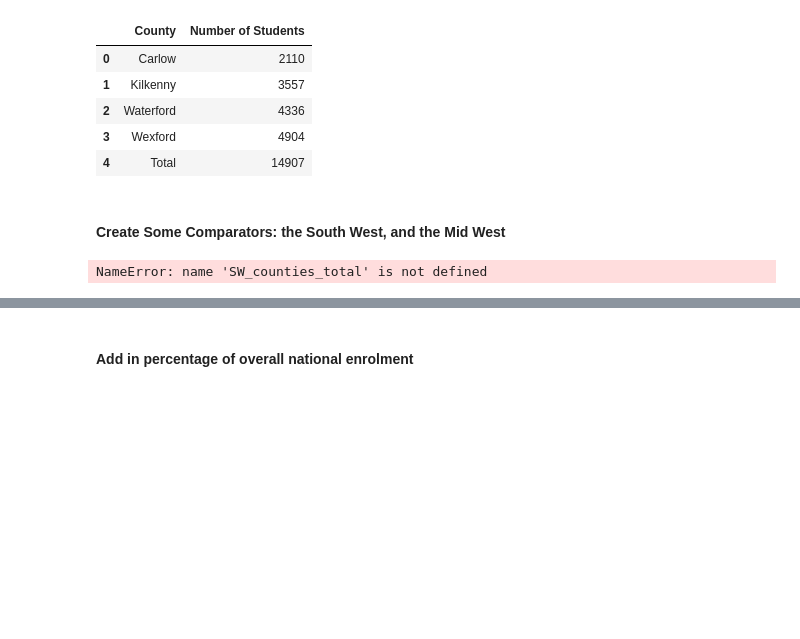
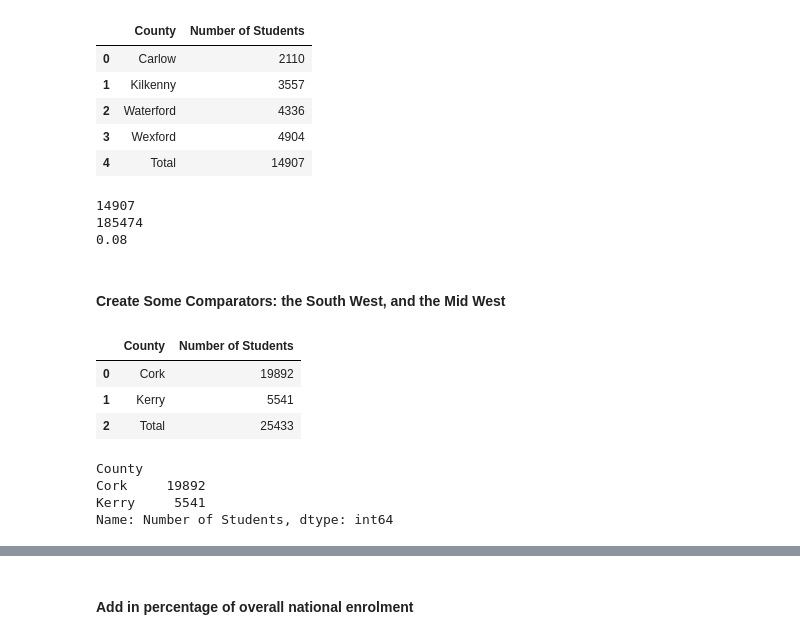
Before and after one commit to rhayeswaterford/UCDProject, a Jupyter notebook: Richard Hayes UCD Project.ipynb, the cells around one changed output, grey strips where cells are left out. Drawn from its saved outputs; the diff is of its cells as text; code cells hidden in the pictures; blank space fills up the shorter version.

```diff
--- a/Richard Hayes UCD Project.ipynb
+++ b/Richard Hayes UCD Project.ipynb
@@ -542,8 +542,29 @@ SE_overall_enrol
 | 2 | Waterford | 4336 |
 | 3 | Wexford | 4904 |
 | 4 | Total | 14907 |
+# %%
+TotalSE=SE_overall_enrol.iloc [4,1]
+TotalOverall=student_population_colleges ["Number of Students"].sum()
+SE_as_overall_percent=TotalSE/TotalOverall
+print(TotalSE)
+print(TotalOverall)
+print( SE_as_overall_percent.round(decimals=3))
+# %% [output]
+14907
+185474
+0.08
 # %% [markdown]
 #### Create Some Comparators: the South West, and the Mid West
 # %%
+# The South West TO HERE ...
 SW_counties = ["Kerry", "Cork"] # NUTS3 South West Region of Ireland
-MW_counties = ["Clare", "Tipperary", "Limerick"] # NUTS3 Mid West Region of Ireland
+SW_overall_enroll = raw_material [raw_material["County"].isin(SW_counties)]
+SW_total=SW_counties_total.groupby("County") ["Number of Students"].sum()
+SW_total.loc["Total"] = SW_total.sum()
+SW_total=SW_total.reset_index()
+SW_total
+# %% [output]
+|  | County | Number of Students |
+| 0 | Cork | 19892 |
+| 1 | Kerry | 5541 |
+| 2 | Total | 25433 |
@@ -550,11 +578,15 @@ MW_counties = ["Clare", "Tipperary", "Limerick"] # NUTS3 Mid West Region of Irel
 # %%
-MW_counties_table = raw_material [raw_material["County"].isin(MW_counties)]
-SW_counties_table = raw_material [raw_material["County"].isin(SW_counties)]
+MW_counties_total = raw_material [raw_material["County"].isin(MW_counties)]
+SW_counties_total = raw_material [raw_material["County"].isin(SW_counties)]
 SW_total=SW_counties_total.groupby("County") ["Number of Students"].sum()
 MW_total=MW_counties_total.groupby("County") ["Number of Students"].sum()
 MW_total
+SW_total
 # %% [output]
-NameError: name 'SW_counties_total' is not defined
+County
+Cork     19892
+Kerry     5541
+Name: Number of Students, dtype: int64
 # %%
 SW_total=SW_counties_enrolment ["Number of Students"].sum()
 MW_total=MW_counties_enrolment ["Number of Students"].sum()
```
Also changed, not shown: parts of 4 cells of this notebook.
